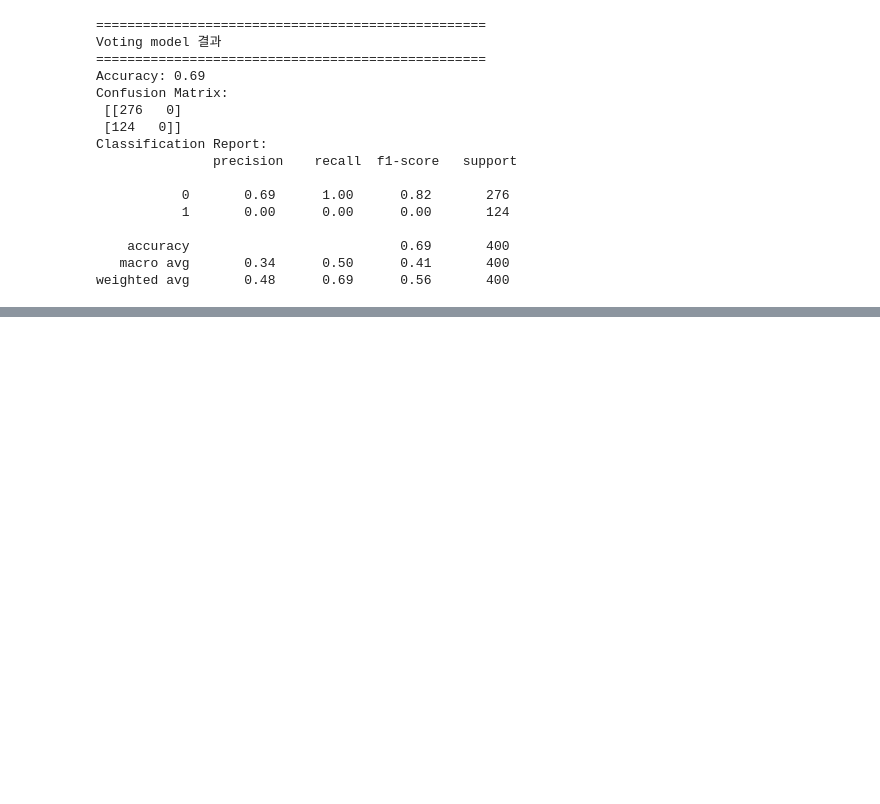
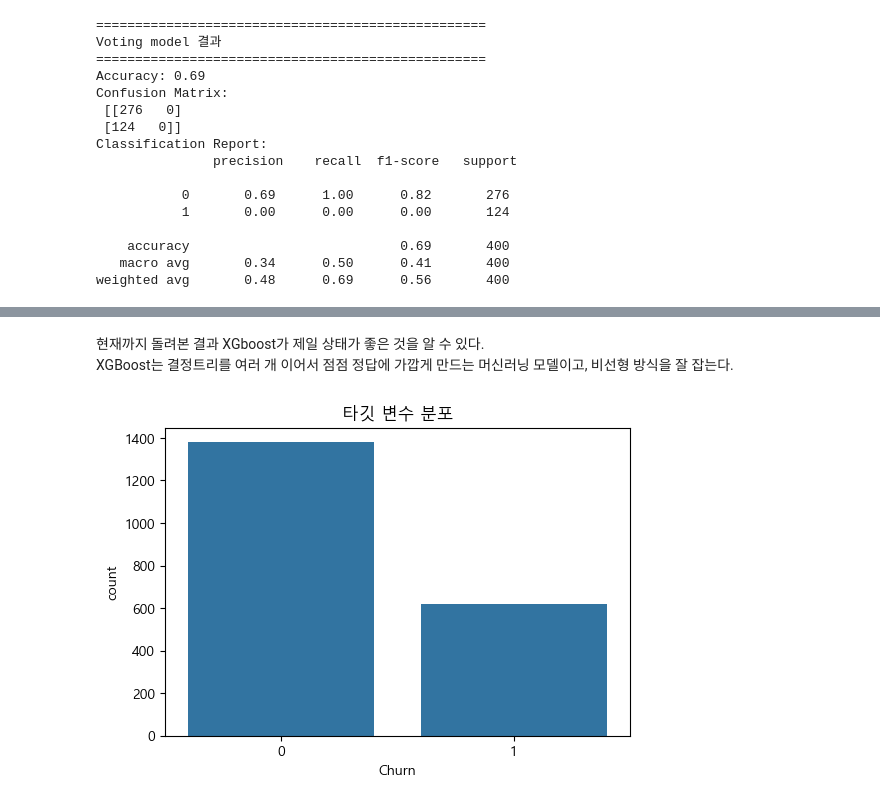
Before and after one commit to SKNETWORKS-FAMILY-AICAMP/SKN28-2nd-4Team, a Jupyter notebook: back_research/aprkapxkf/notebooks/sanghyun_E_commerce_model_Training.ipynb, the cells around one changed output, grey strips where cells are left out. Cells and saved outputs as stored; diff of their text form; code cells hidden in the pictures; blank space fills up the shorter version.

```diff
--- a/back_research/aprkapxkf/notebooks/sanghyun_E_commerce_model_Training.ipynb
+++ b/back_research/aprkapxkf/notebooks/sanghyun_E_commerce_model_Training.ipynb
@@ -329,2 +504,5 @@ weighted avg       0.48      0.69      0.56       400
+# %% [markdown]
+현재까지 돌려본 결과 XGboost가 제일 상태가 좋은 것을 알 수 있다.
+XGBoost는 결정트리를 여러 개 이어서 점점 정답에 가깝게 만드는 머신러닝 모델이고, 비선형 방식을 잘 잡는다.
 # %%
 # 저장
@@ -336,0 +519,15 @@ with open("../artifacts/voting_model.pkl", "rb") as f:
+# %%
+import pandas as pd
+import matplotlib.pyplot as plt
+import seaborn as sns
+
+# 그래프 한글 깨짐 방지 (Windows)
+plt.rcParams["font.family"] = "Malgun Gothic"
+plt.rcParams["axes.unicode_minus"] = False
+# %%
+plt.figure(figsize=(6, 4))
+sns.countplot(x="Churn", data=df)
+plt.title("타깃 변수 분포")
+plt.show()
+# %% [output]
+[figure, added]
```
Also changed, not shown: parts of 13 cells of this notebook, 5 other files.
